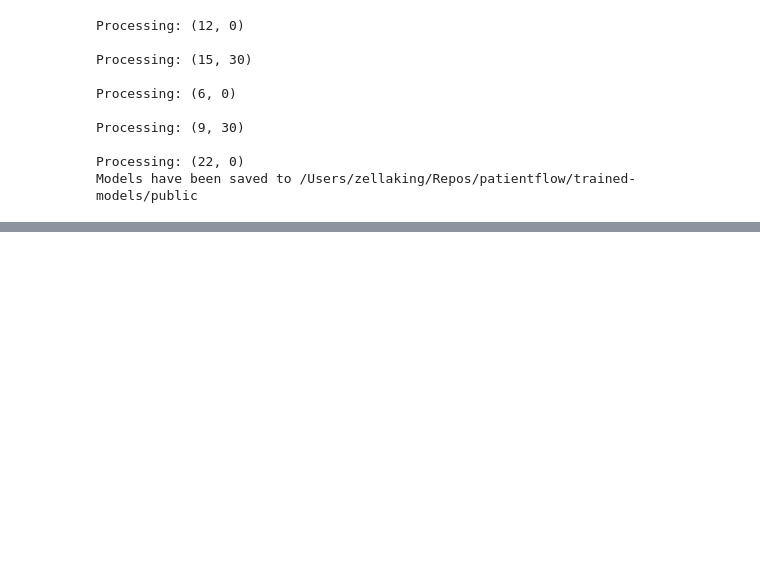
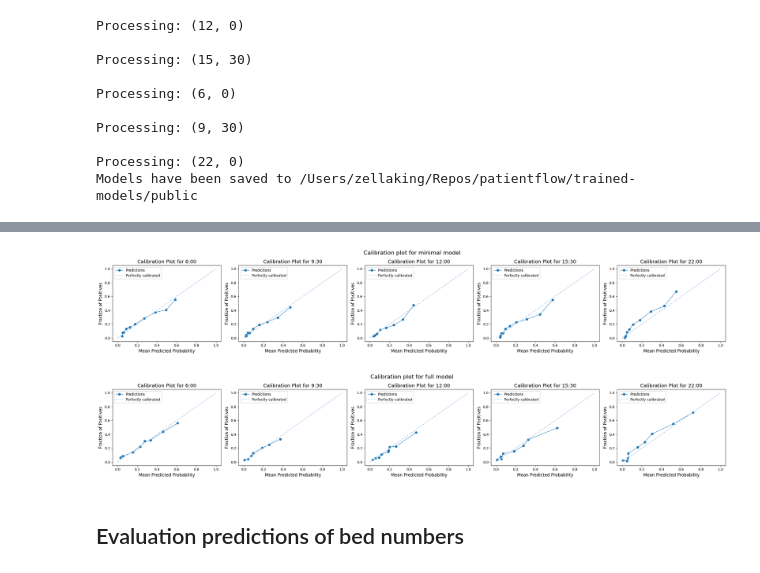
Before and after one commit to zmek/patientflow, a Jupyter notebook: notebooks/4e_Predict_probabiity_of_admission_using_minimal_data.ipynb, the cells around one changed output, grey strips where cells are left out. Cells and saved outputs as stored; diff of their text form; code cells hidden in the pictures; blank space fills up the shorter version.

```diff
--- a/notebooks/4e_Predict_probabiity_of_admission_using_minimal_data.ipynb
+++ b/notebooks/4e_Predict_probabiity_of_admission_using_minimal_data.ipynb
@@ -82,7 +73,7 @@ data_file_path = project_root / data_folder_name
 data_file_path, media_file_path, model_file_path, config_path = set_file_paths(
     project_root,
     data_folder_name=data_folder_name,
-    config_file = 'config-uclh.yaml')
+    config_file = 'config.yaml')
 
 # load data
 ed_visits = load_data(data_file_path,
@@ -165,14 +166,15 @@ grid = {
     'colsample_bytree': [0.7,0.8,0.9]
 }
 
-# minimal grid for expediency
-grid = {"n_estimators": [30], "subsample": [0.7], "colsample_bytree": [0.7]}
+# # minimal grid for expediency
+# grid = {"n_estimators": [30], "subsample": [0.7], "colsample_bytree": [0.7]}
 # %%
 # train admissions model
 from patientflow.train.emergency_demand import train_admissions_models
 
 prediction_times = ed_visits.prediction_time.unique()
 
+model_name = "admissions_minimal_balanced_calibrated"
 model_metadata, trained_models = train_admissions_models(
     train_visits=train_visits,
     valid_visits=valid_visits,
@@ -181,16 +183,17 @@ model_metadata, trained_models = train_admissions_models(
     exclude_from_training_data=exclude_from_training_data,
     ordinal_mappings=ordinal_mappings,
     prediction_times=prediction_times,
-    model_name='admissions_minimal',
+    model_name=model_name,
     model_metadata=model_metadata,
     calibrate_probabilities=True,
-    visit_col='visit_number' # visit_col is needed to ensure we get only one snapshot for each visit in the training set; snapshots are randomly sampled
+    use_balanced_training=True,
+    visit_col='visit_number'
 )
 
 # save models and metadata
 from patientflow.train.emergency_demand import save_model, save_metadata
 
-save_model(trained_models, "admissions_minimal", model_file_path)
+save_model(trained_models, model_name, model_file_path)
 save_metadata(model_metadata, model_file_path, 'model-output', 'minimal_model_metadata.json')
 
 print(f"Models have been saved to {model_file_path}")
@@ -335,0 +259,42 @@ Predicted classification (not admitted, admitted):  [3169]
+# %%
+from patientflow.viz.calibration_plot import plot_calibration
+from patientflow.load import load_saved_model, get_model_name
+
+full_models = {}
+# as the admissions models are a dictionary of models, we need to load each one
+full_models["admissions_balanced_calibrated"] = {}
+for prediction_time in ed_visits.prediction_time.unique():
+
+    model_name_for_prediction_time = get_model_name("admissions_balanced_calibrated", prediction_time)
+    full_models[model_name_for_prediction_time]  = load_saved_model(model_file_path, "admissions_balanced_calibrated", prediction_time)
+
+
+
+# calibration plot for minimal model
+plot_calibration(
+    prediction_times,
+    media_file_path,
+    full_models,
+    test_visits_full,
+    exclude_from_training_data,
+    strategy="quantile",
+    model_group_name='admissions_balanced_calibrated',
+    suptitle="Calibration plot for minimal model"
+)
+
+# calibration plot for full model
+plot_calibration(
+    prediction_times,
+    media_file_path,
+    trained_models,
+    test_visits,
+    exclude_from_training_data,
+    strategy="quantile",
+    model_group_name='admissions_minimal_balanced_calibrated',
+    suptitle="Calibration plot for full model"
+)
+# %% [output]
+[figure, added]
+[figure, added]
+# %% [markdown]
+## Evaluation predictions of bed numbers
```
Also changed, not shown: parts of 22 cells of this notebook, 10 other files.
